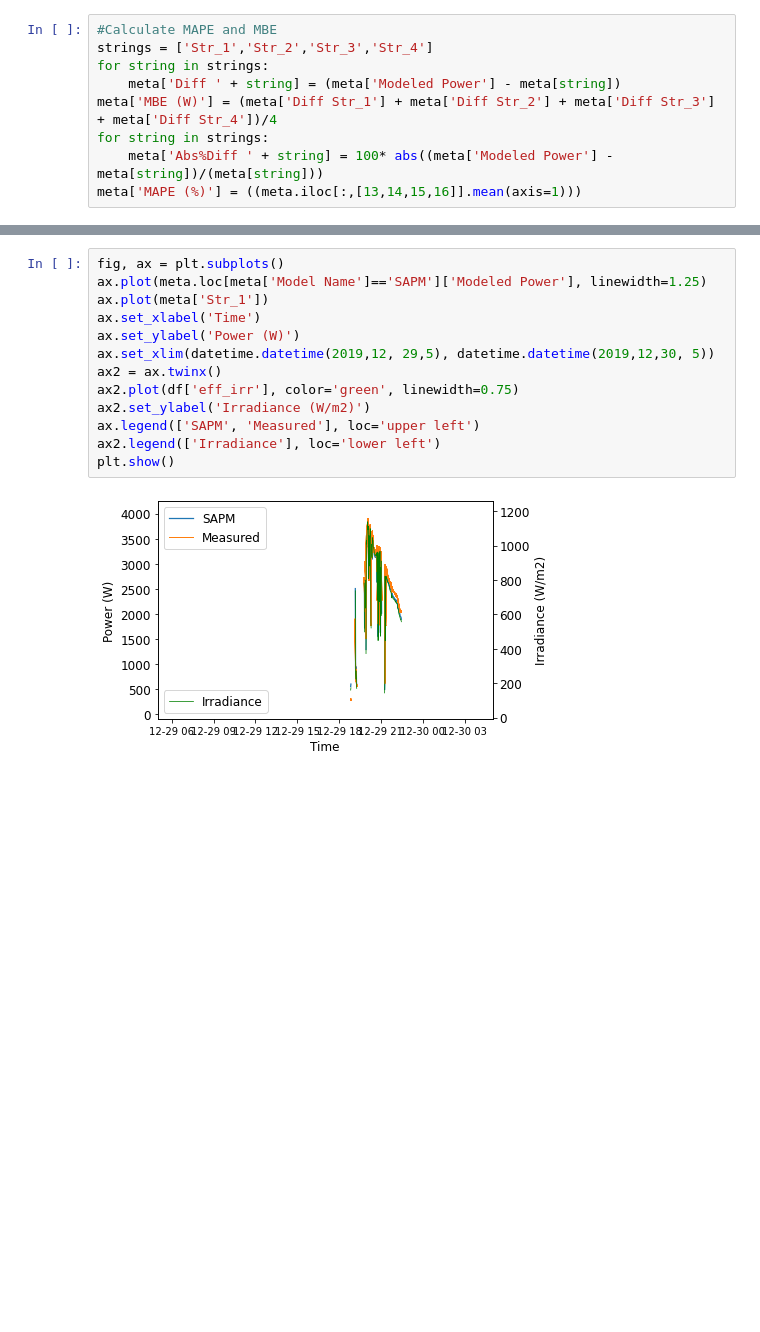
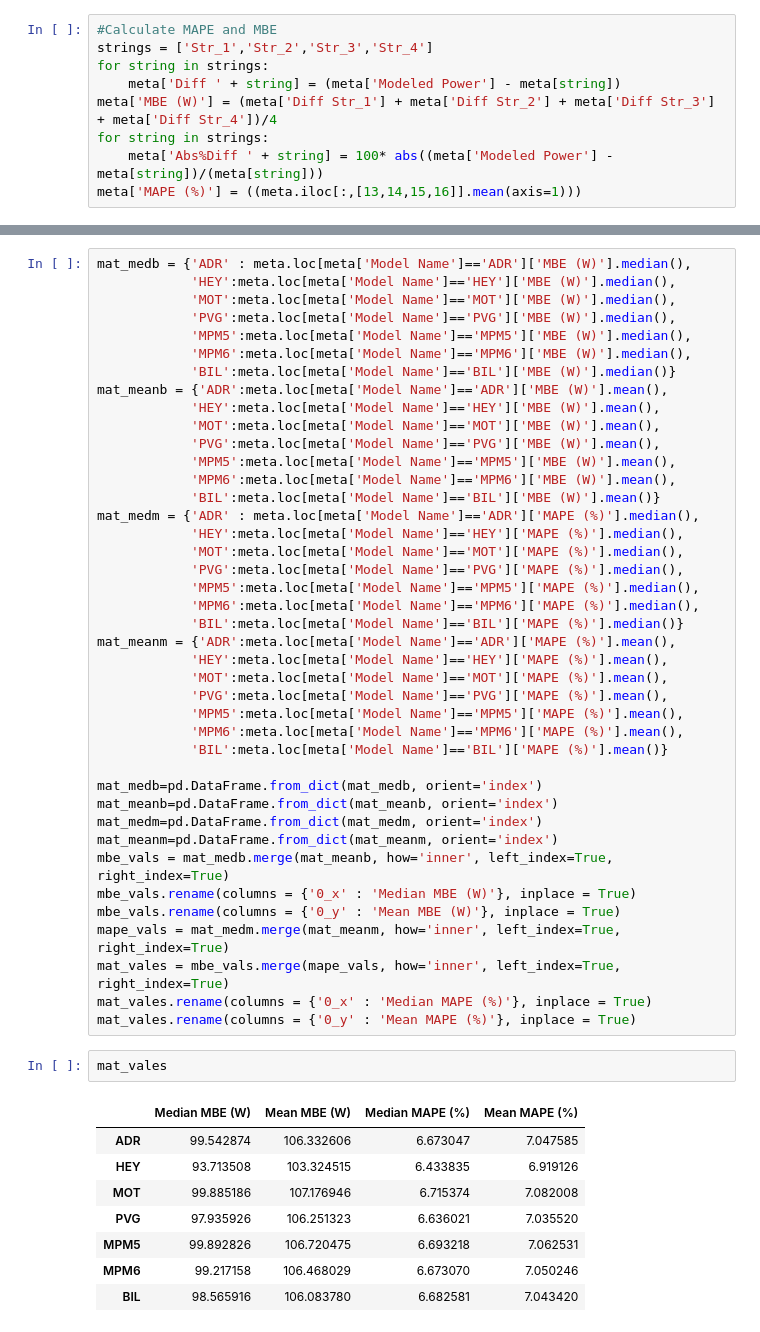
Before and after one commit to lmdeville/PV-Modeling, a Jupyter notebook: PVLT/PVLT_Append.ipynb, the cells around one changed output, grey strips where cells are left out. Cells and saved outputs as stored; diff of their text form; blank space fills up the shorter version.

```diff
--- a/PVLT/PVLT_Append.ipynb
+++ b/PVLT/PVLT_Append.ipynb
@@ -622,15 +435,52 @@ plt.show()
-# %%
-fig, ax = plt.subplots()
-ax.plot(meta.loc[meta['Model Name']=='SAPM']['Modeled Power'], linewidth=1.25)
-ax.plot(meta['Str_1'])
-ax.set_xlabel('Time')
-ax.set_ylabel('Power (W)')
-ax.set_xlim(datetime.datetime(2019,12, 29,5), datetime.datetime(2019,12,30, 5))
-ax2 = ax.twinx()
-ax2.plot(df['eff_irr'], color='green', linewidth=0.75)
-ax2.set_ylabel('Irradiance (W/m2)')
-ax.legend(['SAPM', 'Measured'], loc='upper left')
-ax2.legend(['Irradiance'], loc='lower left')
-plt.show()
-# %% [output]
-[figure, removed]
+# %%
+mat_medb = {'ADR' : meta.loc[meta['Model Name']=='ADR']['MBE (W)'].median(),
+            'HEY':meta.loc[meta['Model Name']=='HEY']['MBE (W)'].median(),
+            'MOT':meta.loc[meta['Model Name']=='MOT']['MBE (W)'].median(),
+            'PVG':meta.loc[meta['Model Name']=='PVG']['MBE (W)'].median(),
+            'MPM5':meta.loc[meta['Model Name']=='MPM5']['MBE (W)'].median(),
+            'MPM6':meta.loc[meta['Model Name']=='MPM6']['MBE (W)'].median(),
+            'BIL':meta.loc[meta['Model Name']=='BIL']['MBE (W)'].median()}
+mat_meanb = {'ADR':meta.loc[meta['Model Name']=='ADR']['MBE (W)'].mean(),
+            'HEY':meta.loc[meta['Model Name']=='HEY']['MBE (W)'].mean(),
+            'MOT':meta.loc[meta['Model Name']=='MOT']['MBE (W)'].mean(),
+            'PVG':meta.loc[meta['Model Name']=='PVG']['MBE (W)'].mean(),
+            'MPM5':meta.loc[meta['Model Name']=='MPM5']['MBE (W)'].mean(),
+            'MPM6':meta.loc[meta['Model Name']=='MPM6']['MBE (W)'].mean(),
+            'BIL':meta.loc[meta['Model Name']=='BIL']['MBE (W)'].mean()}
+mat_medm = {'ADR' : meta.loc[meta['Model Name']=='ADR']['MAPE (%)'].median(),
+            'HEY':meta.loc[meta['Model Name']=='HEY']['MAPE (%)'].median(),
+            'MOT':meta.loc[meta['Model Name']=='MOT']['MAPE (%)'].median(),
+            'PVG':meta.loc[meta['Model Name']=='PVG']['MAPE (%)'].median(),
+            'MPM5':meta.loc[meta['Model Name']=='MPM5']['MAPE (%)'].median(),
+            'MPM6':meta.loc[meta['Model Name']=='MPM6']['MAPE (%)'].median(),
+            'BIL':meta.loc[meta['Model Name']=='BIL']['MAPE (%)'].median()}
+mat_meanm = {'ADR':meta.loc[meta['Model Name']=='ADR']['MAPE (%)'].mean(),
+            'HEY':meta.loc[meta['Model Name']=='HEY']['MAPE (%)'].mean(),
+            'MOT':meta.loc[meta['Model Name']=='MOT']['MAPE (%)'].mean(),
+            'PVG':meta.loc[meta['Model Name']=='PVG']['MAPE (%)'].mean(),
+            'MPM5':meta.loc[meta['Model Name']=='MPM5']['MAPE (%)'].mean(),
+            'MPM6':meta.loc[meta['Model Name']=='MPM6']['MAPE (%)'].mean(),
+            'BIL':meta.loc[meta['Model Name']=='BIL']['MAPE (%)'].mean()}
+
+mat_medb=pd.DataFrame.from_dict(mat_medb, orient='index')
+mat_meanb=pd.DataFrame.from_dict(mat_meanb, orient='index')
+mat_medm=pd.DataFrame.from_dict(mat_medm, orient='index')
+mat_meanm=pd.DataFrame.from_dict(mat_meanm, orient='index')
+mbe_vals = mat_medb.merge(mat_meanb, how='inner', left_index=True, right_index=True)
+mbe_vals.rename(columns = {'0_x' : 'Median MBE (W)'}, inplace = True)
+mbe_vals.rename(columns = {'0_y' : 'Mean MBE (W)'}, inplace = True)
+mape_vals = mat_medm.merge(mat_meanm, how='inner', left_index=True, right_index=True)
+mat_vales = mbe_vals.merge(mape_vals, how='inner', left_index=True, right_index=True)
+mat_vales.rename(columns = {'0_x' : 'Median MAPE (%)'}, inplace = True)
+mat_vales.rename(columns = {'0_y' : 'Mean MAPE (%)'}, inplace = True)
+# %%
+mat_vales
+# %% [output]
+|  | Median MBE (W) | Mean MBE (W) | Median MAPE (%) | Mean MAPE (%) |
+| ADR | 99.542874 | 106.332606 | 6.673047 | 7.047585 |
+| HEY | 93.713508 | 103.324515 | 6.433835 | 6.919126 |
+| MOT | 99.885186 | 107.176946 | 6.715374 | 7.082008 |
+| PVG | 97.935926 | 106.251323 | 6.636021 | 7.035520 |
+| MPM5 | 99.892826 | 106.720475 | 6.693218 | 7.062531 |
+| MPM6 | 99.217158 | 106.468029 | 6.673070 | 7.050246 |
+| BIL | 98.565916 | 106.083780 | 6.682581 | 7.043420 |
```
Also changed, not shown: parts of 35 cells of this notebook.
